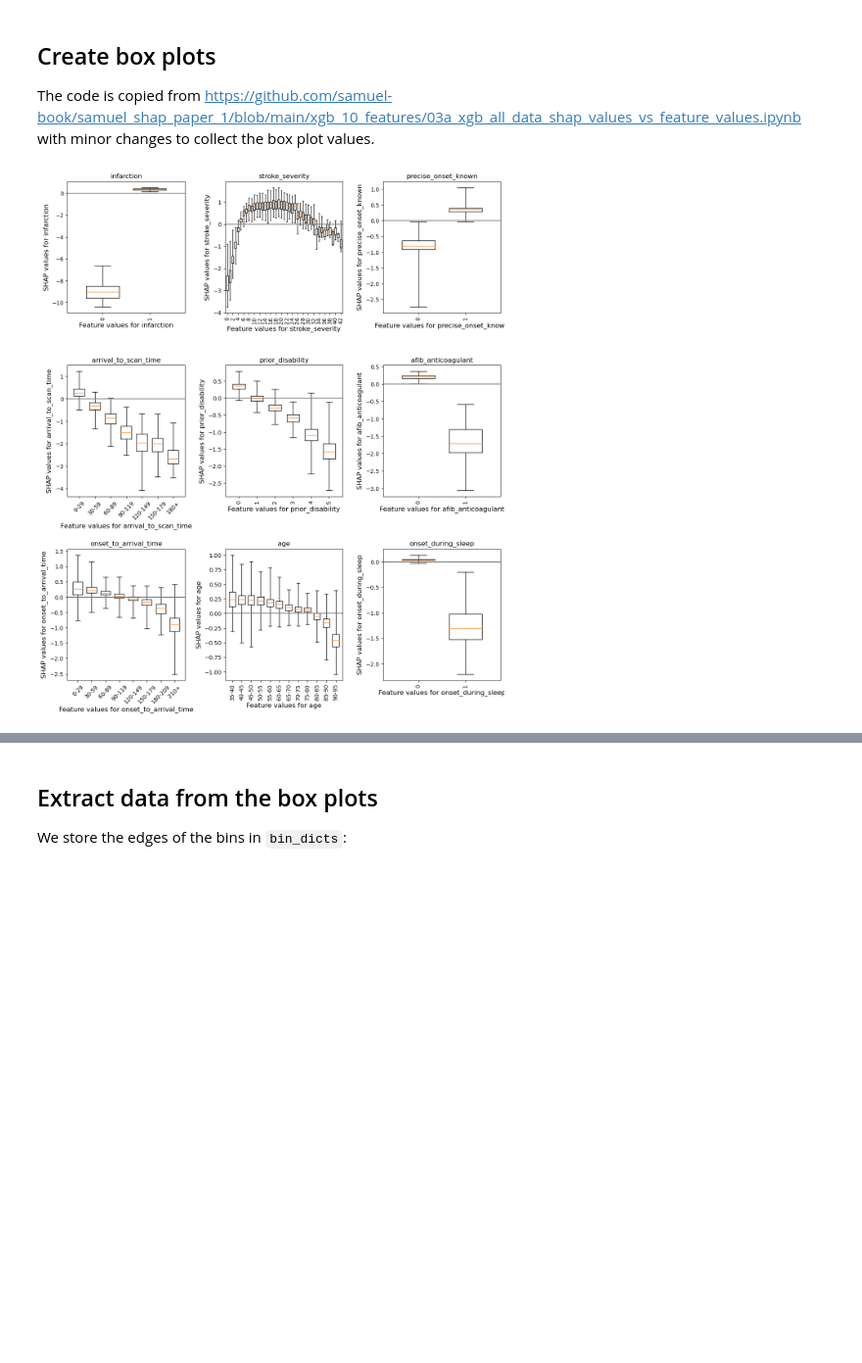
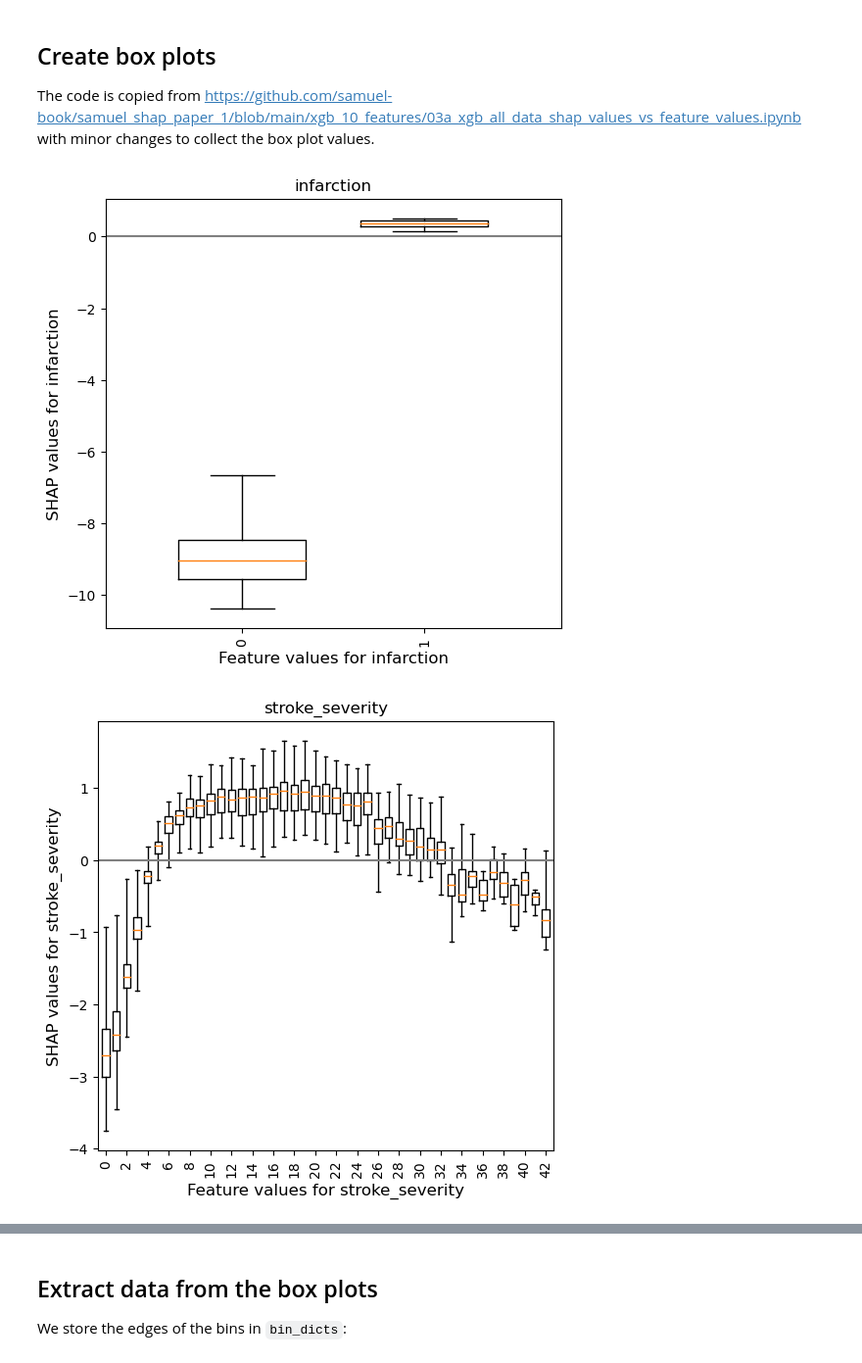
Before and after one commit to stroke-modelling/stroke-utilities, a Jupyter notebook: docs/04_treatability_score.ipynb, the cells around one changed output, grey strips where cells are left out. Shown at 98% size. Drawn from its saved outputs; the diff is of its cells as text; code cells hidden in the pictures; blank space fills up the shorter version.

```diff
--- a/docs/04_treatability_score.ipynb
+++ b/docs/04_treatability_score.ipynb
@@ -216,7 +216,7 @@ def set_ax(ax, category_list, feat, rotation=0):
 # for the model (into 5yr groups) and so is treated as the other type.
 
 # Create figure
-fig = plt.figure(figsize=(12,14), constrained_layout=True)
+# fig = plt.figure(figsize=(12,14), constrained_layout=True)
 # A subplot showing violin plot for each feature.
 # First prepare the fature data for the violin plot: if feature has more than
 # 50 unique values then assume it needs to be binned (a violin for each bin)
@@ -229,6 +229,8 @@ boxplot_dicts = {}
 bin_dicts = {}
 category_dicts = {}
 for n, feat in enumerate(features_shap_ranked):
+    fig = plt.figure(figsize=(6, 6))
+    ax = plt.subplot()
 
     # Get data adn SHAP values
     feature_data = shap_values_extended[:, feat].data
@@ -344,37 +346,40 @@ for n, feat in enumerate(features_shap_ranked):
         if category_list[-1] == '107-112':
             category_list[-1] = '100-120'
 
     # create violin plot
-    ax = fig.add_subplot(nrows,3,n+1)
+    # ax = fig.add_subplot(nrows,3,n+1)
 
     boxplot_dict = ax.boxplot(shap_per_category, whis=99999, widths=0.7)
 
     # Add line at Shap = 0
     feature_values = shap_values_extended[:, feat].data
     ax.plot([0, len(feature_values)], [0,0],c='0.5')
 
     # customise the axes
     ax = set_ax(ax, category_list, feat, rotation=rotation)
     plt.subplots_adjust(bottom=0.15, wspace=0.05)
 
     # Adjust stroke severity tickmarks
     if feat == "stroke_severity":
         ax.set_xticks(np.arange(1, len(category_list)+1, 2))
         ax.set_xticklabels(category_list[0::2])
 
     # Add title
     ax.set_title(feat)
 
     boxplot_dicts[feat] = boxplot_dict
     bin_dicts[feat] = bin_list
     category_dicts[feat] = category_list
 
-plt.tight_layout(pad=2)
+    fig.savefig(f'stroke_utilities/output/{notebook}_{model_text}_thrombolysis_shap_boxplot_{feat}.jpg')
 
-fig.savefig(f'stroke_utilities/output/{notebook}_{model_text}_thrombolysis_shap_boxplot_all_'
-            f'features.jpg',
-            dpi=300, bbox_inches='tight', pad_inches=0.2)
+# plt.tight_layout(pad=2)
 
-plt.show()
+# fig.savefig(f'stroke_utilities/output/{notebook}_{model_text}_thrombolysis_shap_boxplot_all_'
+#             f'features.jpg',
+#             dpi=300, bbox_inches='tight', pad_inches=0.2)
+
+# plt.show()
 # %% [output]
-[figure, old version]
+[figure, new version]
+[figure, added]
```
Also changed, not shown: parts of 2 cells of this notebook, 12 other files.
